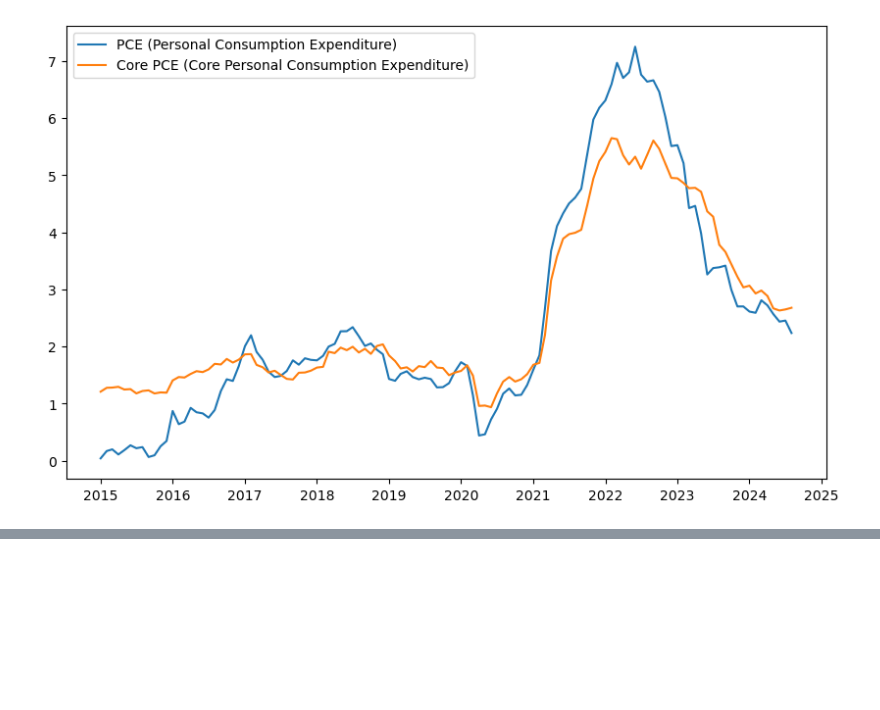
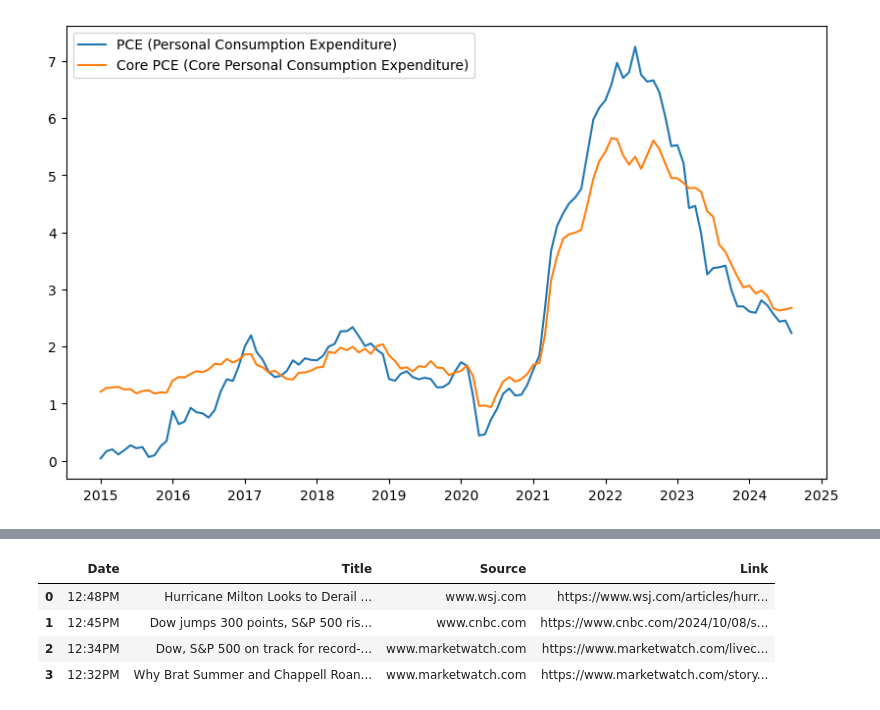
Before and after one commit to jhersoncueva/FIN_ECO, a Jupyter notebook: scrapping/Stock Data Yahoo/yahoo_spy.ipynb, the cells around one changed output, grey strips where cells are left out. Cells and saved outputs as stored; diff of their text form; code cells hidden in the pictures; blank space fills up the shorter version.

```diff
--- a/scrapping/Stock Data Yahoo/yahoo_spy.ipynb
+++ b/scrapping/Stock Data Yahoo/yahoo_spy.ipynb
@@ -333,0 +427,13 @@ plt.show()
+# %%
+from finvizfinance.news import News
+
+fnews = News()
+all_news = fnews.get_news()
+# %%
+all_news["news"].head(4)
+# %% [output]
+|  | Date | Title | Source | Link |
+| 0 | 12:48PM | Hurricane Milton Looks to Derail ... | www.wsj.com | https://www.wsj.com/articles/hurr... |
+| 1 | 12:45PM | Dow jumps 300 points, S&P 500 ris... | www.cnbc.com | https://www.cnbc.com/2024/10/08/s... |
+| 2 | 12:34PM | Dow, S&P 500 on track for record-... | www.marketwatch.com | https://www.marketwatch.com/livec... |
+| 3 | 12:32PM | Why Brat Summer and Chappell Roan... | www.marketwatch.com | https://www.marketwatch.com/story... |
```
Also changed, not shown: parts of 9 cells of this notebook, 9 other files.
